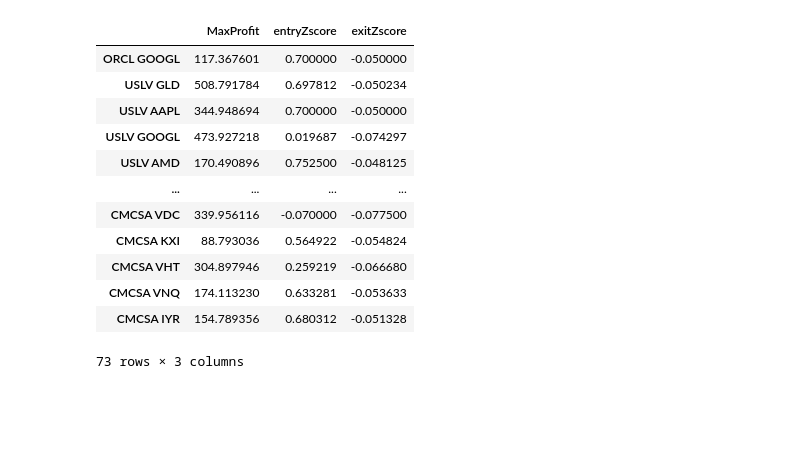
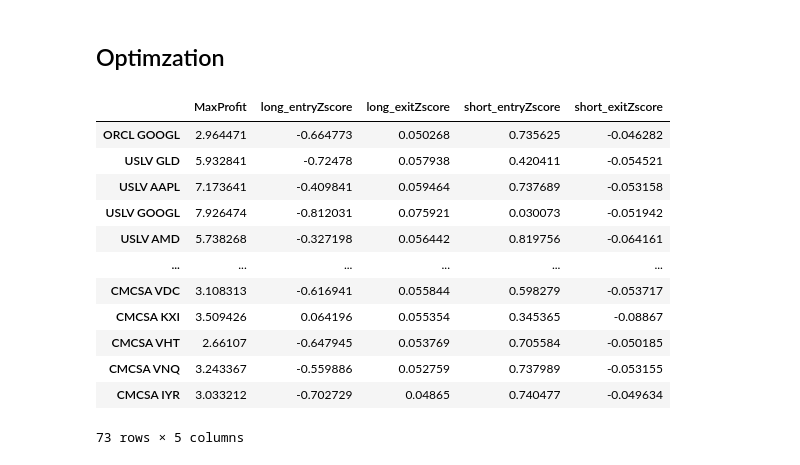
Before and after one commit to Softpandaa/Cointegration-based-pair-trading-with-DCC-eGARCH-volatility-clustering-and-portfolio-weigh, a Jupyter notebook: z_score_optim.ipynb, the cells around one changed output. Cells and saved outputs as stored; diff of their text form; code cells hidden in the pictures; blank space fills up the shorter version.

```diff
--- a/z_score_optim.ipynb
+++ b/z_score_optim.ipynb
@@ -9,58 +91,63 @@ train_spread = train_spread.iloc[18:,:] # Resccale to 2012/01/30+
+# %% [markdown]
+## Optimzation
 # %%
-def objective(params, spread, z_score, pair_name):
-    entryZscore, exitZscore = params
-    PnL = pd.DataFrame({f"{pair_name}": z_score})
+def objective(params, spread, z_score, base, pair_name):
+    long_entryZscore, long_exitZscore, short_entryZscore, short_exitZscore =  params
+    PnL = pd.DataFrame({f"{pair_name}(Z_score)": z_score,f"{pair_name}(Spread)": spread})
     PnL.index = pd.to_datetime(z_score.index)
-    PnL['long entry'] = [x < (-entryZscore) and z_score[-1] > (-entryZscore) for x in z_score]
-    PnL['long exit'] = [x > (-exitZscore) and z_score[-1] < (-exitZscore) for x in z_score]
-    PnL['num units long'] = np.zeros(len(PnL))
+    PnL['long entry'] = (PnL[f"{pair_name}(Z_score)"] < (long_entryZscore)) & (PnL[f"{pair_name}(Z_score)"].shift(1) > (long_entryZscore))
+    PnL['long exit'] = (PnL[f"{pair_name}(Z_score)"] > (long_exitZscore)) & (PnL[f"{pair_name}(Z_score)"].shift(1) < (long_exitZscore))
+    PnL['num units long'] = np.nan
     PnL.loc[PnL['long entry'],'num units long'] = 1
     PnL.loc[PnL['long exit'],'num units long'] = 0
+    PnL['num units long'][0] = 0
+    PnL['num units long'] = PnL['num units long'].fillna(method='pad')
 
-    PnL['short entry'] = [x > (-entryZscore) and z_score[-1] < (-entryZscore) for x in z_score]
-    PnL['short exit'] = [x < (-exitZscore) and z_score[-1] > (-exitZscore) for x in z_score]
-    PnL['num units short'] = np.zeros(len(PnL))
+    PnL['short entry'] = (PnL[f"{pair_name}(Z_score)"] > (short_entryZscore)) & (PnL[f"{pair_name}(Z_score)"].shift(1) < (short_entryZscore))
+    PnL['short exit'] = (PnL[f"{pair_name}(Z_score)"] < (short_exitZscore)) & (PnL[f"{pair_name}(Z_score)"].shift(1) > (short_exitZscore))
+    PnL['num units short'] = np.nan
     PnL.loc[PnL['short entry'],'num units short'] = -1
     PnL.loc[PnL['short exit'],'num units short'] = 0
+    PnL['num units short'][0] = 0
+    PnL['num units short'] = PnL['num units short'].fillna(method='pad')
 
     PnL['numUnits'] = PnL['num units long'] + PnL['num units short']
-    PnL['spread pct ch'] = (spread - spread.shift(1)).values
+    PnL['spread pct ch'] = ((spread - spread.shift(1)) / base).values
     PnL['port rets'] = PnL['spread pct ch'] * PnL['numUnits'].shift(1)
     PnL['cum rets'] = PnL['port rets'].cumsum()
     PnL['cum rets'] = PnL['cum rets'] + 1
     end_val = PnL['cum rets'].iat[-1]
     return(-end_val)
 # %%
-def backtest(spread, z_score, pair_name):
-    result = minimize(objective, [0.7, -0.05], args=(spread, z_score, pair_name), bounds=[(-1.5, 1.5), (-1.5, 1.5)], method='Nelder-Mead')
-    best_entryZscore, best_exitZscore = result.x
+def backtest(spread, z_score, base, pair_name):
+    result = minimize(objective, [-0.7, 0.05, 0.7, -0.05], args=(spread, z_score, base, pair_name), bounds=[(-1.1, 1.1), (-1.1, 1.1), (-1.1, 1.1), (-1.1, 1.1)], method='Nelder-Mead')
+    long_entryZscore, long_exitZscore, short_entryZscore, short_exitZscore = result.x
     best_return = -result.fun
-    return best_return, best_entryZscore, best_exitZscore
+    return best_return, long_entryZscore, long_exitZscore, short_entryZscore, short_exitZscore
 # %%
-optim_table = pd.DataFrame()
+optim_table = pd.DataFrame(index=range(train_z_score.shape[1]),
+                           columns=["MaxProfit", "long_entryZscore", "long_exitZscore", "short_entryZscore", "short_exitZscore"])
 optim_table.index = train_z_score.columns
-optim_table["MaxProfit"] = np.zeros(len(train_z_score.columns))
-optim_table["entryZscore"] = np.zeros(len(train_z_score.columns))
-optim_table["exitZscore"] = np.zeros(len(train_z_score.columns))
 
 for pair in range(train_z_score.shape[1]):
     pair_name = train_z_score.columns[pair]
     z_score = train_z_score[pair_name]
     spread = train_spread.iloc[:,pair]
-    optim_table.iloc[pair,:] = backtest(spread, z_score, pair_name)
+    base = train_spread_base.iloc[:,pair]
+    optim_table.iloc[pair,:] = backtest(spread, z_score, base, pair_name)
 
 optim_table
 # %% [output]
-|  | MaxProfit | entryZscore | exitZscore |
-| ORCL GOOGL | 117.367601 | 0.700000 | -0.050000 |
-| USLV GLD | 508.791784 | 0.697812 | -0.050234 |
-| USLV AAPL | 344.948694 | 0.700000 | -0.050000 |
-| USLV GOOGL | 473.927218 | 0.019687 | -0.074297 |
-| USLV AMD | 170.490896 | 0.752500 | -0.048125 |
-| ... | ... | ... | ... |
-| CMCSA VDC | 339.956116 | -0.070000 | -0.077500 |
-| CMCSA KXI | 88.793036 | 0.564922 | -0.054824 |
-| CMCSA VHT | 304.897946 | 0.259219 | -0.066680 |
-| CMCSA VNQ | 174.113230 | 0.633281 | -0.053633 |
-| CMCSA IYR | 154.789356 | 0.680312 | -0.051328 |
+|  | MaxProfit | long_entryZscore | long_exitZscore | short_entryZscore | short_exitZscore |
+| ORCL GOOGL | 2.964471 | -0.664773 | 0.050268 | 0.735625 | -0.046282 |
+| USLV GLD | 5.932841 | -0.72478 | 0.057938 | 0.420411 | -0.054521 |
+| USLV AAPL | 7.173641 | -0.409841 | 0.059464 | 0.737689 | -0.053158 |
+| USLV GOOGL | 7.926474 | -0.812031 | 0.075921 | 0.030073 | -0.051942 |
+| USLV AMD | 5.738268 | -0.327198 | 0.056442 | 0.819756 | -0.064161 |
+| ... | ... | ... | ... | ... | ... |
+| CMCSA VDC | 3.108313 | -0.616941 | 0.055844 | 0.598279 | -0.053717 |
+| CMCSA KXI | 3.509426 | 0.064196 | 0.055354 | 0.345365 | -0.08867 |
+| CMCSA VHT | 2.66107 | -0.647945 | 0.053769 | 0.705584 | -0.050185 |
+| CMCSA VNQ | 3.243367 | -0.559886 | 0.052759 | 0.737989 | -0.053155 |
+| CMCSA IYR | 3.033212 | -0.702729 | 0.04865 | 0.740477 | -0.049634 |
-73 rows × 3 columns
+73 rows × 5 columns
```
Also changed, not shown: parts of 7 cells of this notebook, 2 other files.
